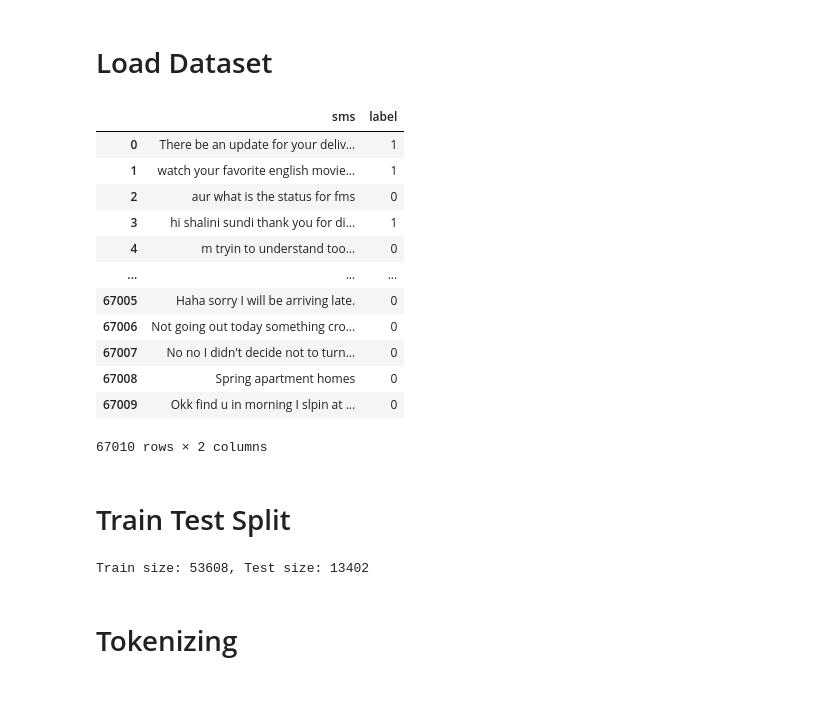
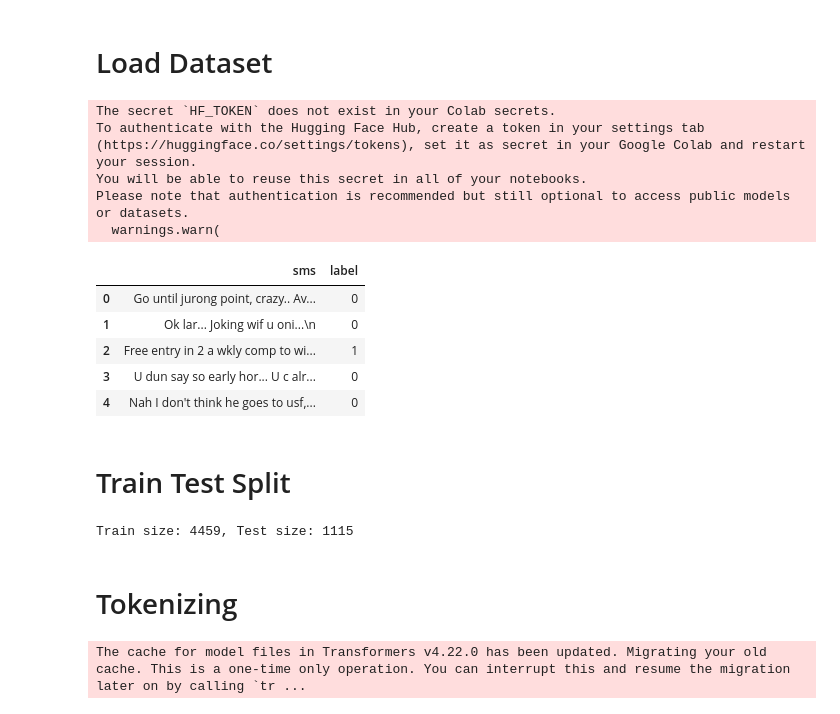
Before and after one commit to mirzaazwad/TYMBert, a Jupyter notebook: BERT_Evaluation.ipynb, the cells around one changed output. Saved outputs shown, nothing was run; the diff lists cells and outputs as text; code cells hidden in the pictures.

```diff
--- a/BERT_Evaluation.ipynb
+++ b/BERT_Evaluation.ipynb
@@ -40,29 +40,24 @@ Installing collected packages: seqeval, evaluate, setfit
 Successfully installed evaluate-0.4.3 seqeval-1.2.2 setfit-1.1.1
 # %% [markdown]
 # Load Dataset
-# %%
-import pandas as pd
-df = pd.read_csv('super_sms_dataset.csv', encoding='latin-1')
-df['label'] = df['Labels'].fillna(0)
-df['text'] = df['SMSes'].astype(str).dropna()
-df = df[['text', 'label']]
-df.columns = ['sms', 'label']
-df['label']=df['label'].astype(int)
-df
-# %% [output]
-|  | sms | label |
-| 0 | There be an update for your deliv... | 1 |
-| 1 | watch your favorite english movie... | 1 |
-| 2 | aur what is the status for fms | 0 |
-| 3 | hi shalini sundi thank you for di... | 1 |
-| 4 | m tryin to understand too... | 0 |
-| ... | ... | ... |
-| 67005 | Haha sorry I will be arriving late. | 0 |
-| 67006 | Not going out today something cro... | 0 |
-| 67007 | No no I didn't decide not to turn... | 0 |
-| 67008 | Spring apartment homes | 0 |
-| 67009 | Okk find u in morning I slpin at ... | 0 |
-67010 rows × 2 columns
+# %%
+from datasets import load_dataset
+
+dataset = load_dataset("ucirvine/sms_spam")
+df = dataset['train'].to_pandas()
+df.head()
+# %% [output]
+The secret `HF_TOKEN` does not exist in your Colab secrets.
+To authenticate with the Hugging Face Hub, create a token in your settings tab (https://huggingface.co/settings/tokens), set it as secret in your Google Colab and restart your session.
+You will be able to reuse this secret in all of your notebooks.
+Please note that authentication is recommended but still optional to access public models or datasets.
+  warnings.warn(
+|  | sms | label |
+| 0 | Go until jurong point, crazy.. Av... | 0 |
+| 1 | Ok lar... Joking wif u oni...\n | 0 |
+| 2 | Free entry in 2 a wkly comp to wi... | 1 |
+| 3 | U dun say so early hor... U c alr... | 0 |
+| 4 | Nah I don't think he goes to usf,... | 0 |
 # %% [markdown]
 # Train Test Split
 # %%
@@ -75,7 +70,7 @@ train_texts, test_texts, train_labels, test_labels = train_test_split(texts, lab
 
 print(f"Train size: {len(train_texts)}, Test size: {len(test_texts)}")
 # %% [output]
-Train size: 53608, Test size: 13402
+Train size: 4459, Test size: 1115
 # %% [markdown]
 # Tokenizing
 # %%
@@ -89,6 +84,8 @@ test_encodings_roberta = roberta_tokenizer(test_texts, truncation=True, padding=
 
 train_encodings_distilbert = distilbert_tokenizer(train_texts, truncation=True, padding=True)
 test_encodings_distilbert = distilbert_tokenizer(test_texts, truncation=True, padding=True)
+# %% [output]
+The cache for model files in Transformers v4.22.0 has been updated. Migrating your old cache. This is a one-time only operation. You can interrupt this and resume the migration later on by calling `tr ...
 # %%
 import torch
 
```
Also changed, not shown: parts of 9 cells of this notebook, 1 other file.
